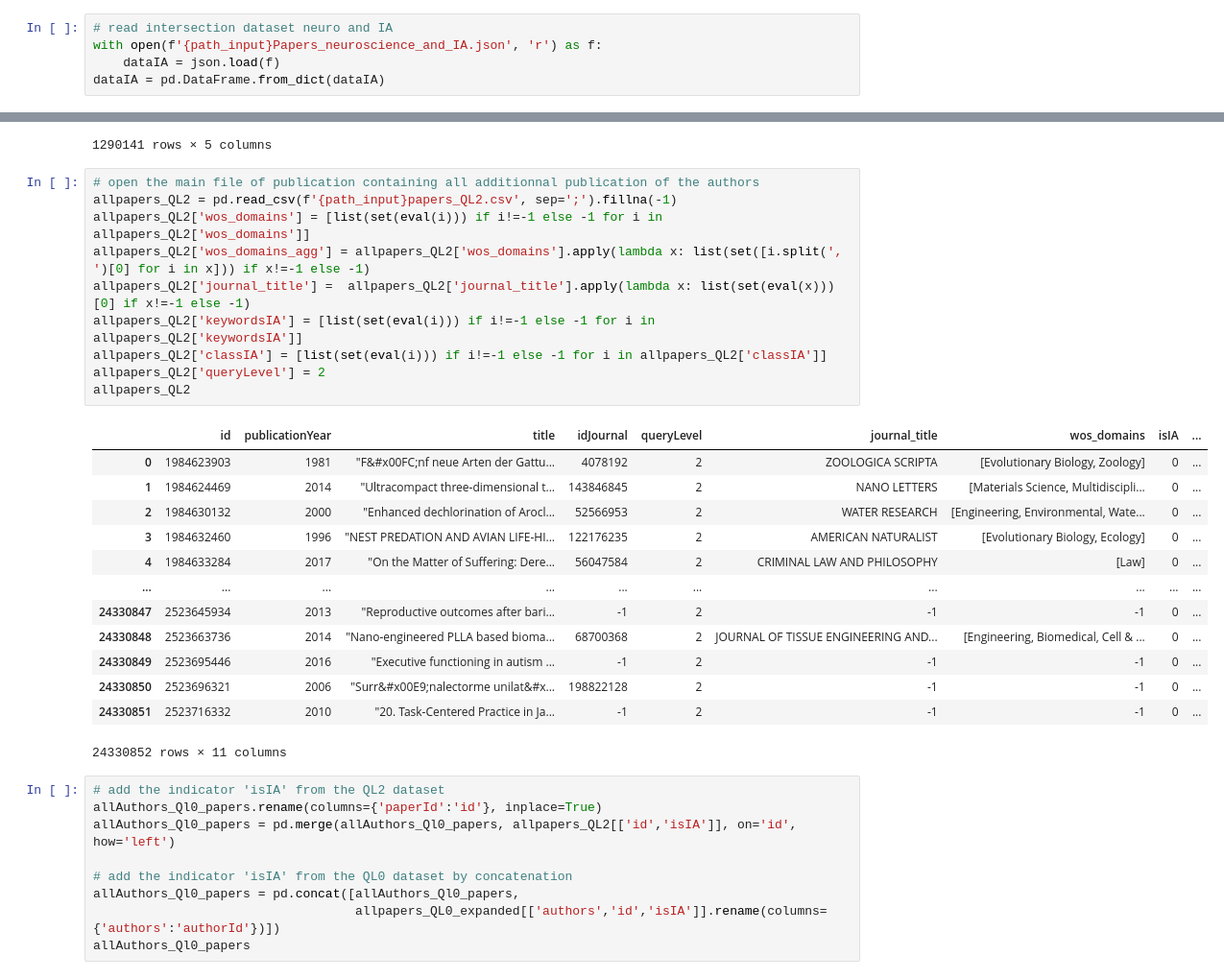
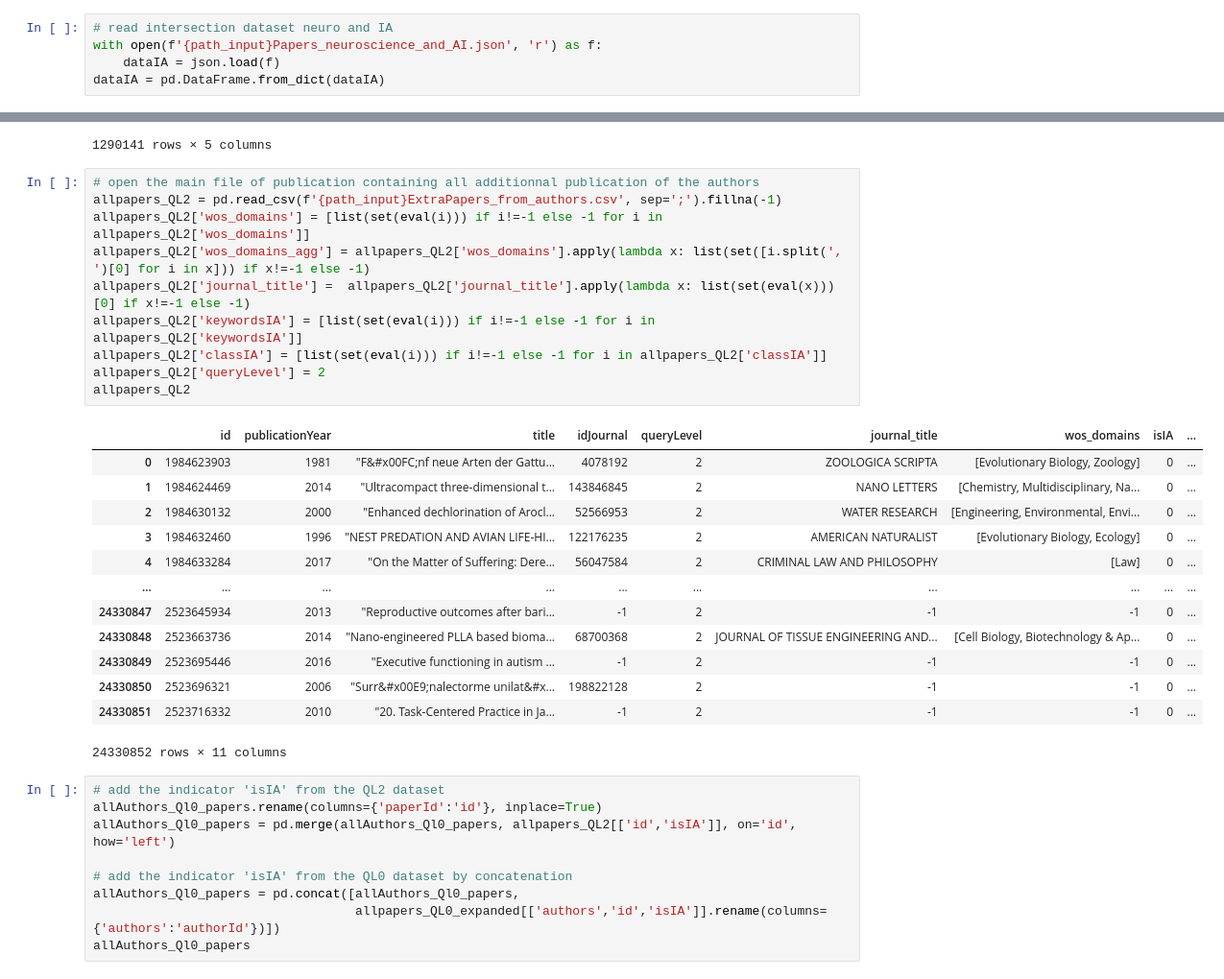
Before and after one commit to sysyMC/AI_in_Neuroscience_EpistemicIntegration_SocialSegregation, a Jupyter notebook: 1 - datasets_preparation.ipynb, the cells around one changed output, grey strips where cells are left out. Shown at 96% size. Saved outputs shown, nothing was run; the diff lists cells and outputs as text.

```diff
--- a/1 - datasets_preparation.ipynb
+++ b/1 - datasets_preparation.ipynb
@@ -107,7 +107,7 @@ subdata.rename(columns={'Journal title': 'journal_title', 'Web of Science Catego
 ## 2.2 - Add AI keywords and main classes if `isIA=1`
 # %%
 # read intersection dataset neuro and IA
-with open(f'{path_input}Papers_neuroscience_and_IA.json', 'r') as f:
+with open(f'{path_input}Papers_neuroscience_and_AI.json', 'r') as f:
     dataIA = json.load(f)
 dataIA = pd.DataFrame.from_dict(dataIA)
 # %%
@@ -355,24 +359,24 @@ authorsInPapers
 1290141 rows × 5 columns
 # %%
 # open the main file of publication containing all additionnal publication of the authors
-allpapers_QL2 = pd.read_csv(f'{path_input}papers_QL2.csv', sep=';').fillna(-1)
+allpapers_QL2 = pd.read_csv(f'{path_input}ExtraPapers_from_authors.csv', sep=';').fillna(-1)
 allpapers_QL2['wos_domains'] = [list(set(eval(i))) if i!=-1 else -1 for i in allpapers_QL2['wos_domains']]
 allpapers_QL2['wos_domains_agg'] = allpapers_QL2['wos_domains'].apply(lambda x: list(set([i.split(', ')[0] for i in x])) if x!=-1 else -1)
 allpapers_QL2['journal_title'] =  allpapers_QL2['journal_title'].apply(lambda x: list(set(eval(x)))[0] if x!=-1 else -1)
 allpapers_QL2['keywordsIA'] = [list(set(eval(i))) if i!=-1 else -1 for i in allpapers_QL2['keywordsIA']]
 allpapers_QL2['classIA'] = [list(set(eval(i))) if i!=-1 else -1 for i in allpapers_QL2['classIA']]
 allpapers_QL2['queryLevel'] = 2
 allpapers_QL2
 # %% [output]
 |  | id | publicationYear | title | idJournal | queryLevel | journal_title | wos_domains | isIA | ... |
 | 0 | 1984623903 | 1981 | "F&#x00FC;nf neue Arten der Gattu... | 4078192 | 2 | ZOOLOGICA SCRIPTA | [Evolutionary Biology, Zoology] | 0 | ... |
-| 1 | 1984624469 | 2014 | "Ultracompact three-dimensional t... | 143846845 | 2 | NANO LETTERS | [Materials Science, Multidiscipli... | 0 | ... |
-| 2 | 1984630132 | 2000 | "Enhanced dechlorination of Arocl... | 52566953 | 2 | WATER RESEARCH | [Engineering, Environmental, Wate... | 0 | ... |
+| 1 | 1984624469 | 2014 | "Ultracompact three-dimensional t... | 143846845 | 2 | NANO LETTERS | [Chemistry, Multidisciplinary, Na... | 0 | ... |
+| 2 | 1984630132 | 2000 | "Enhanced dechlorination of Arocl... | 52566953 | 2 | WATER RESEARCH | [Engineering, Environmental, Envi... | 0 | ... |
 | 3 | 1984632460 | 1996 | "NEST PREDATION AND AVIAN LIFE-HI... | 122176235 | 2 | AMERICAN NATURALIST | [Evolutionary Biology, Ecology] | 0 | ... |
 | 4 | 1984633284 | 2017 | "On the Matter of Suffering: Dere... | 56047584 | 2 | CRIMINAL LAW AND PHILOSOPHY | [Law] | 0 | ... |
 | ... | ... | ... | ... | ... | ... | ... | ... | ... | ... |
 | 24330847 | 2523645934 | 2013 | "Reproductive outcomes after bari... | -1 | 2 | -1 | -1 | 0 | ... |
-| 24330848 | 2523663736 | 2014 | "Nano-engineered PLLA based bioma... | 68700368 | 2 | JOURNAL OF TISSUE ENGINEERING AND... | [Engineering, Biomedical, Cell & ... | 0 | ... |
+| 24330848 | 2523663736 | 2014 | "Nano-engineered PLLA based bioma... | 68700368 | 2 | JOURNAL OF TISSUE ENGINEERING AND... | [Cell Biology, Biotechnology & Ap... | 0 | ... |
 | 24330849 | 2523695446 | 2016 | "Executive functioning in autism ... | -1 | 2 | -1 | -1 | 0 | ... |
 | 24330850 | 2523696321 | 2006 | "Surr&#x00E9;nalectorme unilat&#x... | 198822128 | 2 | -1 | -1 | 0 | ... |
 | 24330851 | 2523716332 | 2010 | "20. Task-Centered Practice in Ja... | -1 | 2 | -1 | -1 | 0 | ... |
```
Also changed, not shown: parts of 7 cells of this notebook.
